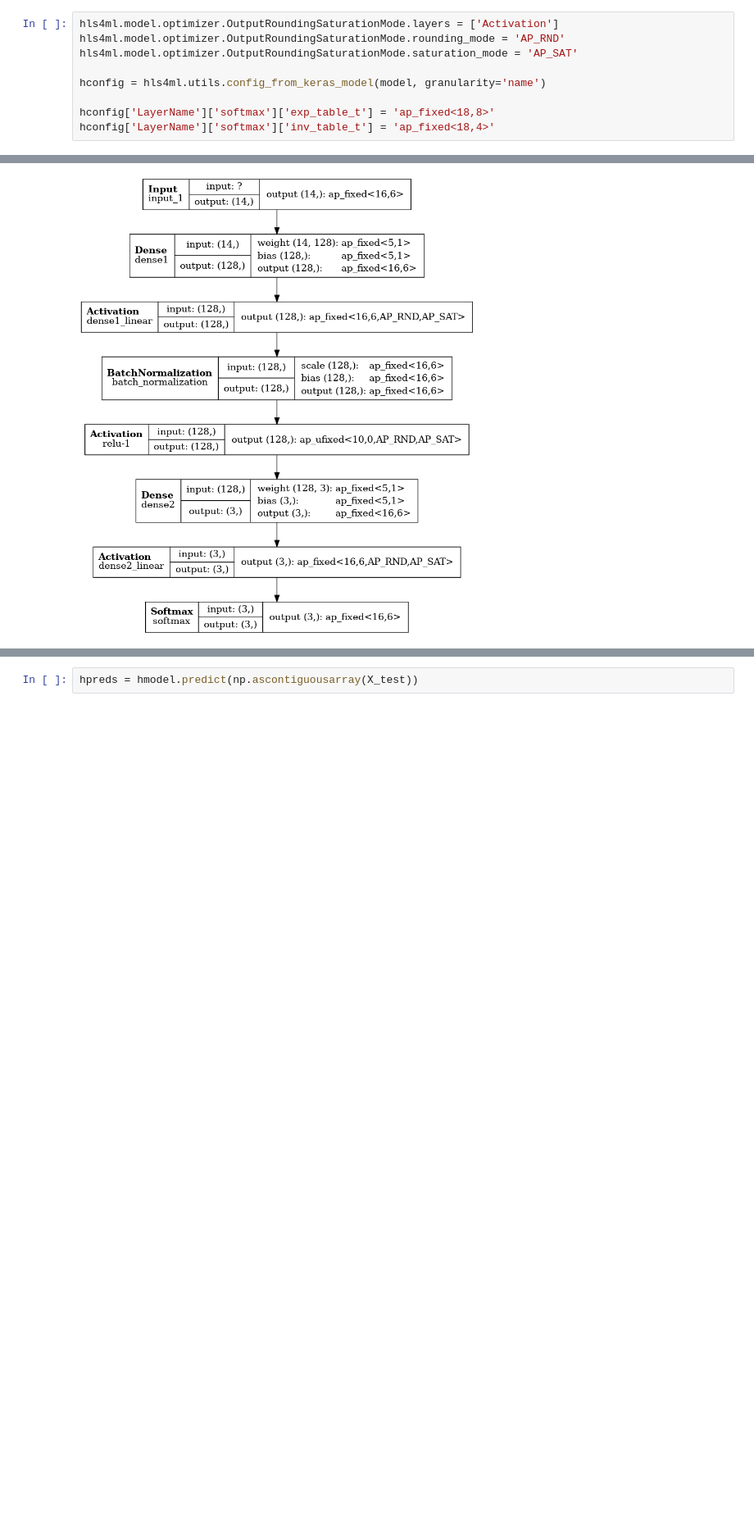
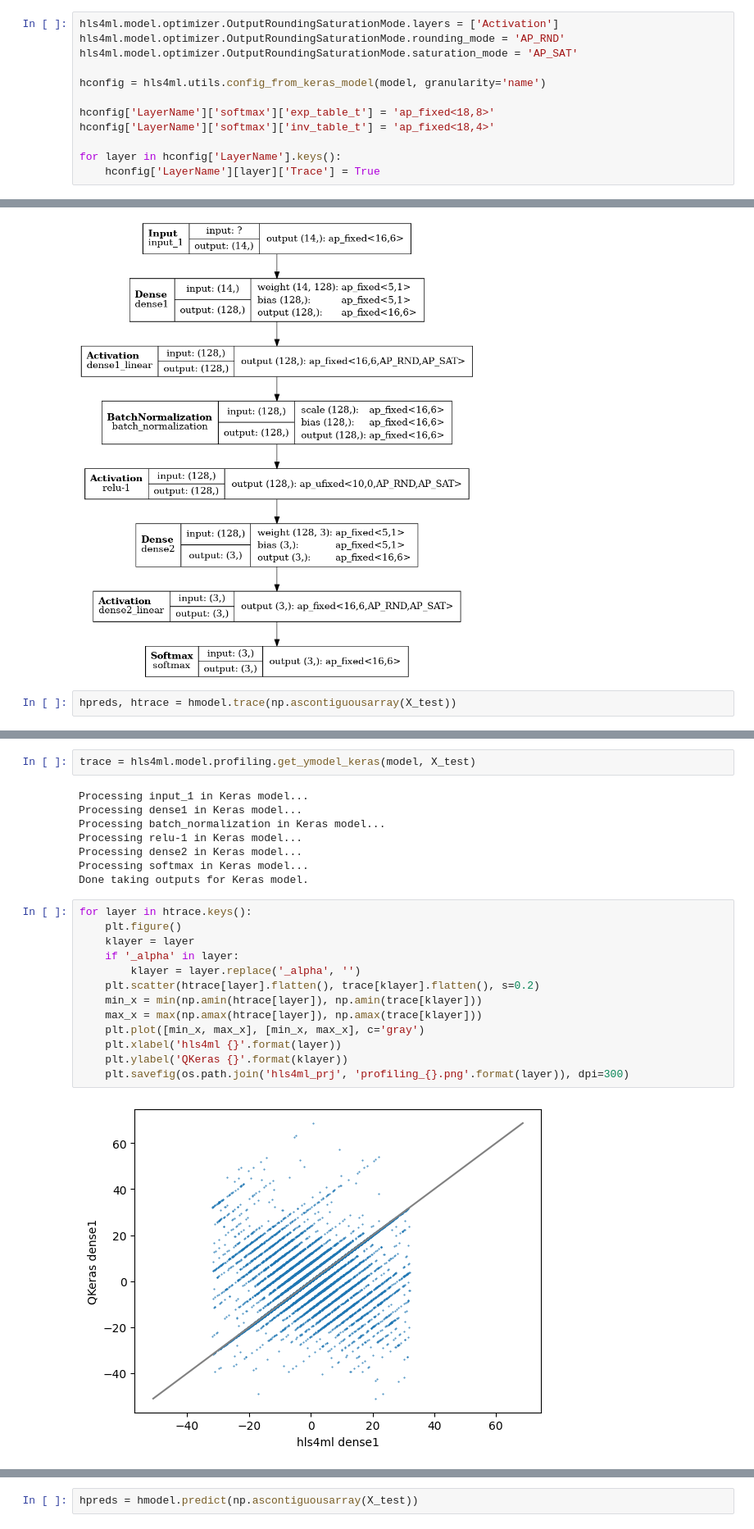
Before and after one commit to nhanvtran/directional-pixel-detectors, a Jupyter notebook: multiclassifier/SimpleNN_ylocalyprofileQkeras1.ipynb, the cells around one changed output, grey strips where cells are left out. Shown at 82% size. Saved outputs shown, nothing was run; the diff lists cells and outputs as text; blank space fills up the shorter version.

Commit message:
Profile output features

```diff
--- a/multiclassifier/SimpleNN_ylocalyprofileQkeras1.ipynb
+++ b/multiclassifier/SimpleNN_ylocalyprofileQkeras1.ipynb
@@ -288,6 +288,9 @@ hconfig = hls4ml.utils.config_from_keras_model(model, granularity='name')
 
 hconfig['LayerName']['softmax']['exp_table_t'] = 'ap_fixed<18,8>'
 hconfig['LayerName']['softmax']['inv_table_t'] = 'ap_fixed<18,4>'
+
+for layer in hconfig['LayerName'].keys():
+    hconfig['LayerName'][layer]['Trace'] = True
 # %% [output]
 Interpreting Model
 Topology:
@@ -337,3 +339,5 @@ Creating HLS model
 hls4ml.utils.plot_model(hmodel, show_shapes=True, show_precision=True, to_file=None)
 # %% [output]
 [figure]
+# %%
+hpreds, htrace = hmodel.trace(np.ascontiguousarray(X_test))
@@ -339,0 +348,25 @@ hls4ml.utils.plot_model(hmodel, show_shapes=True, show_precision=True, to_file=N
+# %%
+trace = hls4ml.model.profiling.get_ymodel_keras(model, X_test)
+# %% [output]
+Processing input_1 in Keras model...
+Processing dense1 in Keras model...
+Processing batch_normalization in Keras model...
+Processing relu-1 in Keras model...
+Processing dense2 in Keras model...
+Processing softmax in Keras model...
+Done taking outputs for Keras model.
+# %%
+for layer in htrace.keys():
+    plt.figure()
+    klayer = layer
+    if '_alpha' in layer:
+        klayer = layer.replace('_alpha', '')
+    plt.scatter(htrace[layer].flatten(), trace[klayer].flatten(), s=0.2)
+    min_x = min(np.amin(htrace[layer]), np.amin(trace[klayer]))
+    max_x = max(np.amax(htrace[layer]), np.amax(trace[klayer]))
+    plt.plot([min_x, max_x], [min_x, max_x], c='gray')
+    plt.xlabel('hls4ml {}'.format(layer))
+    plt.ylabel('QKeras {}'.format(klayer))
+    plt.savefig(os.path.join('hls4ml_prj', 'profiling_{}.png'.format(layer)), dpi=300)
+# %% [output]
+[figure, added]
```
Also changed, not shown: parts of 5 cells of this notebook.
